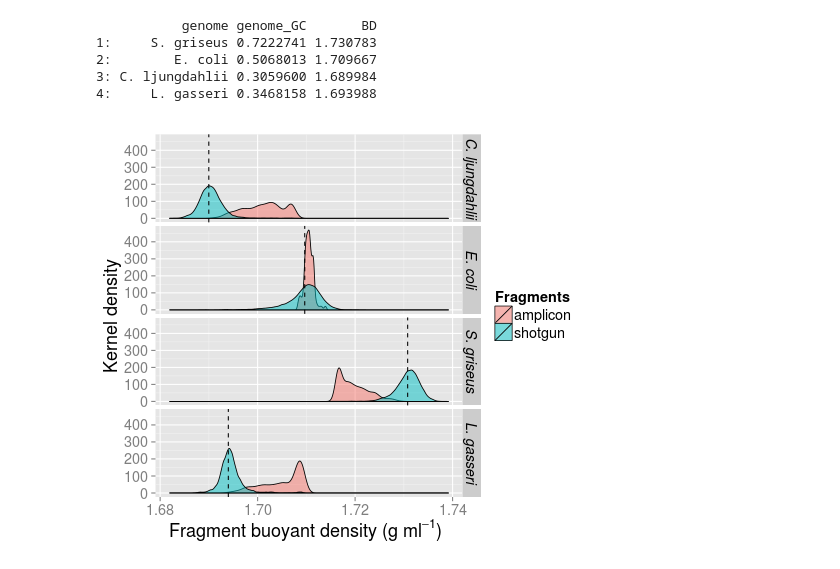
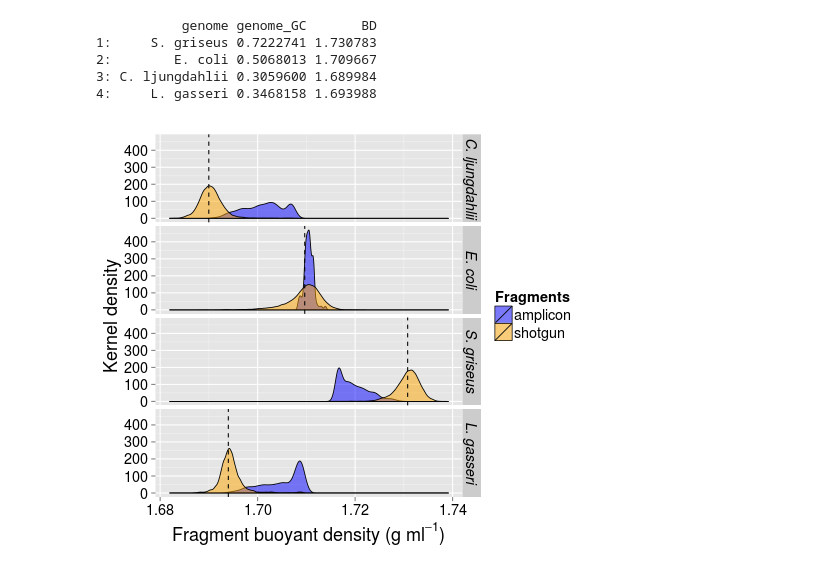
Before and after one commit to nick-youngblut/deltaGC, a Jupyter notebook: ipynb/BD_dist_examples.ipynb, the cells around one changed output. Saved outputs shown, nothing was run; the diff lists cells and outputs as text; code cells hidden in the pictures.

```diff
--- a/ipynb/BD_dist_examples.ipynb
+++ b/ipynb/BD_dist_examples.ipynb
@@ -186,25 +187,28 @@ tbl.genGC[, BD:= 0.098 * genome_GC + 1.66]
 # %%
 %%R -w 7 -h 6 -u in
 ## plotting with mean GC
 tbl1 = subset( tbl , file='12.5 kb' )
 
 # plotting
 p = ggplot(tbl1, aes(fragment_buoyant_density, fill=Fragments)) +
         geom_density(alpha=0.5, size=0.4) +
+        scale_fill_manual(values=c('blue', 'orange')) +
         facet_grid(genome ~ .) +
         geom_vline(data=tbl.genGC, aes(xintercept=BD), linetype='dashed') +
         labs(x=expression(paste("Fragment buoyant density (g ", ml^-1, ")")),
              y="Kernel density") +
         theme(
             text = element_text(size=18),
-            axis.title.y = element_text(vjust=0.4),
-            axis.title.x = element_text(hjust=0.4),
+            axis.title.y = element_text(vjust=1),
+            axis.title.x = element_text(vjust=0),
+            axis.text.x = element_text(color='black'),
+            axis.text.y = element_text(color='black'),
             strip.text = element_text(face='italic'),
             strip.background = element_rect(size=4)
             )
-#ggsave("~/notebook/deltaGC_notes/data/amp-mg/figures/BD-dist_example-bac.tiff",
-#          width=7, height=6, units='in', dpi=300)
+ggsave("~/notebook/deltaGC_notes/data/amp-mg/figures/BD-dist_example-bac.tiff",
+          width=7, height=6, units='in', dpi=300)
 print(p)
 xxx=1
 # %% [output]
-[figure, old version]
+[figure, new version]
```
Also changed, not shown: parts of 1 cell of this notebook, 4 other files.
